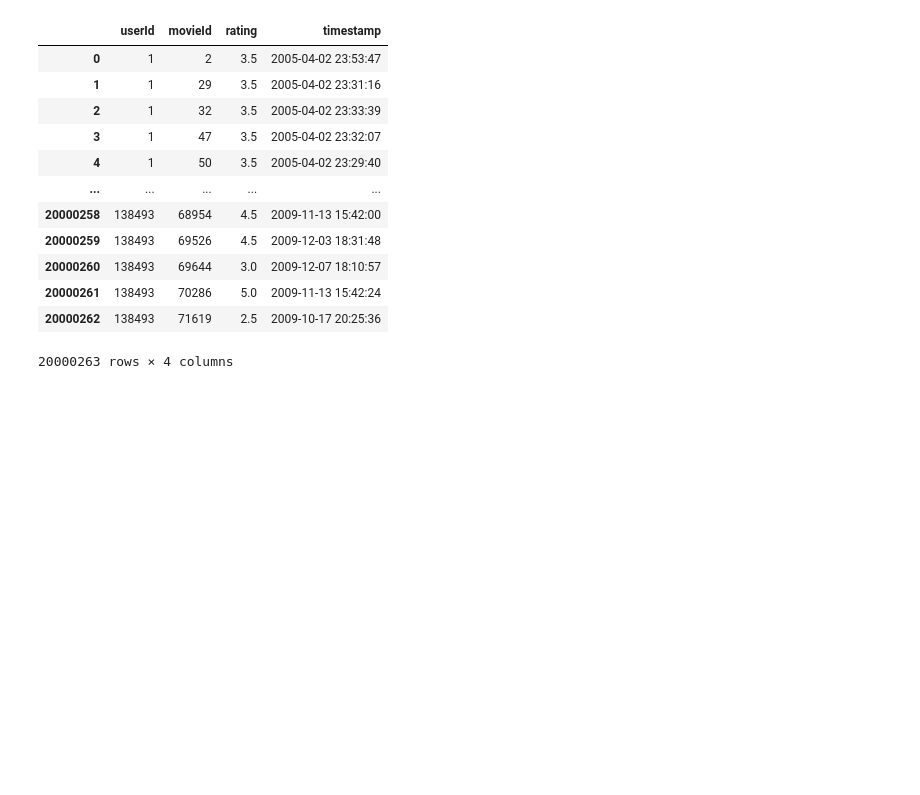
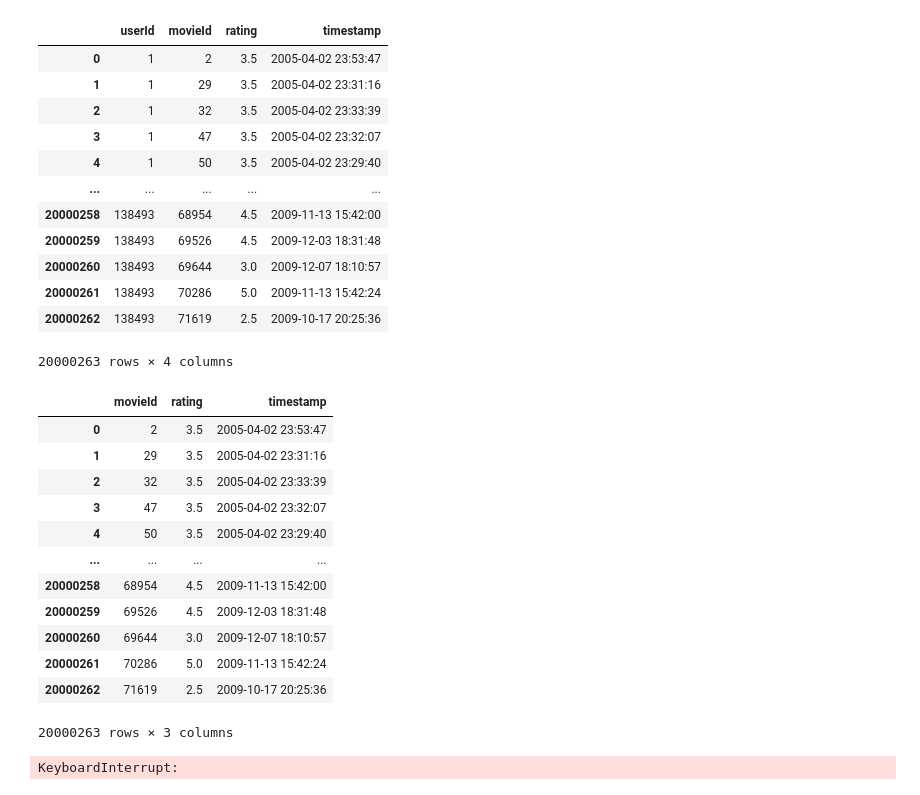
Before and after one commit to Pspetz/Big-Data-Analytics, a Jupyter notebook: big_data.ipynb, the cells around one changed output. Cells and saved outputs as stored; diff of their text form; code cells hidden in the pictures; blank space fills up the shorter version.

```diff
--- a/big_data.ipynb
+++ b/big_data.ipynb
@@ -76,3 +32,39 @@ dx
 20000263 rows × 4 columns
 # %%
 dx=dx.drop(columns=["userId"])
+dx
+# %% [output]
+|  | movieId | rating | timestamp |
+| 0 | 2 | 3.5 | 2005-04-02 23:53:47 |
+| 1 | 29 | 3.5 | 2005-04-02 23:31:16 |
+| 2 | 32 | 3.5 | 2005-04-02 23:33:39 |
+| 3 | 47 | 3.5 | 2005-04-02 23:32:07 |
+| 4 | 50 | 3.5 | 2005-04-02 23:29:40 |
+| ... | ... | ... | ... |
+| 20000258 | 68954 | 4.5 | 2009-11-13 15:42:00 |
+| 20000259 | 69526 | 4.5 | 2009-12-03 18:31:48 |
+| 20000260 | 69644 | 3.0 | 2009-12-07 18:10:57 |
+| 20000261 | 70286 | 5.0 | 2009-11-13 15:42:24 |
+| 20000262 | 71619 | 2.5 | 2009-10-17 20:25:36 |
+20000263 rows × 3 columns
+# %%
+from nltk import word_tokenize
+a_list=list()
+dxx = dx[(dx['timestamp'] > '2015-01-01') & (dx['timestamp'] <= '2015-01-15')]
+for i in range(len(dxx)):
+    ar = dx.loc[(dx['movieId'] == i ) & (dx['rating'] <= 10)]
+    a_list.append(ar['movieId'].values)
+new_movies=' '.join(map(str,a_list))
+
+
+tokenized_movies = word_tokenize(new_movies)
+
+dict_freq={}
+for word in tokenized_movies:
+    if word not in dict_freq:
+        dict_freq[word] =1
+    else:
+        dict_freq[word] +=1
+dict_freq
+# %% [output]
+KeyboardInterrupt:
```
Also changed, not shown: parts of 16 cells of this notebook.
